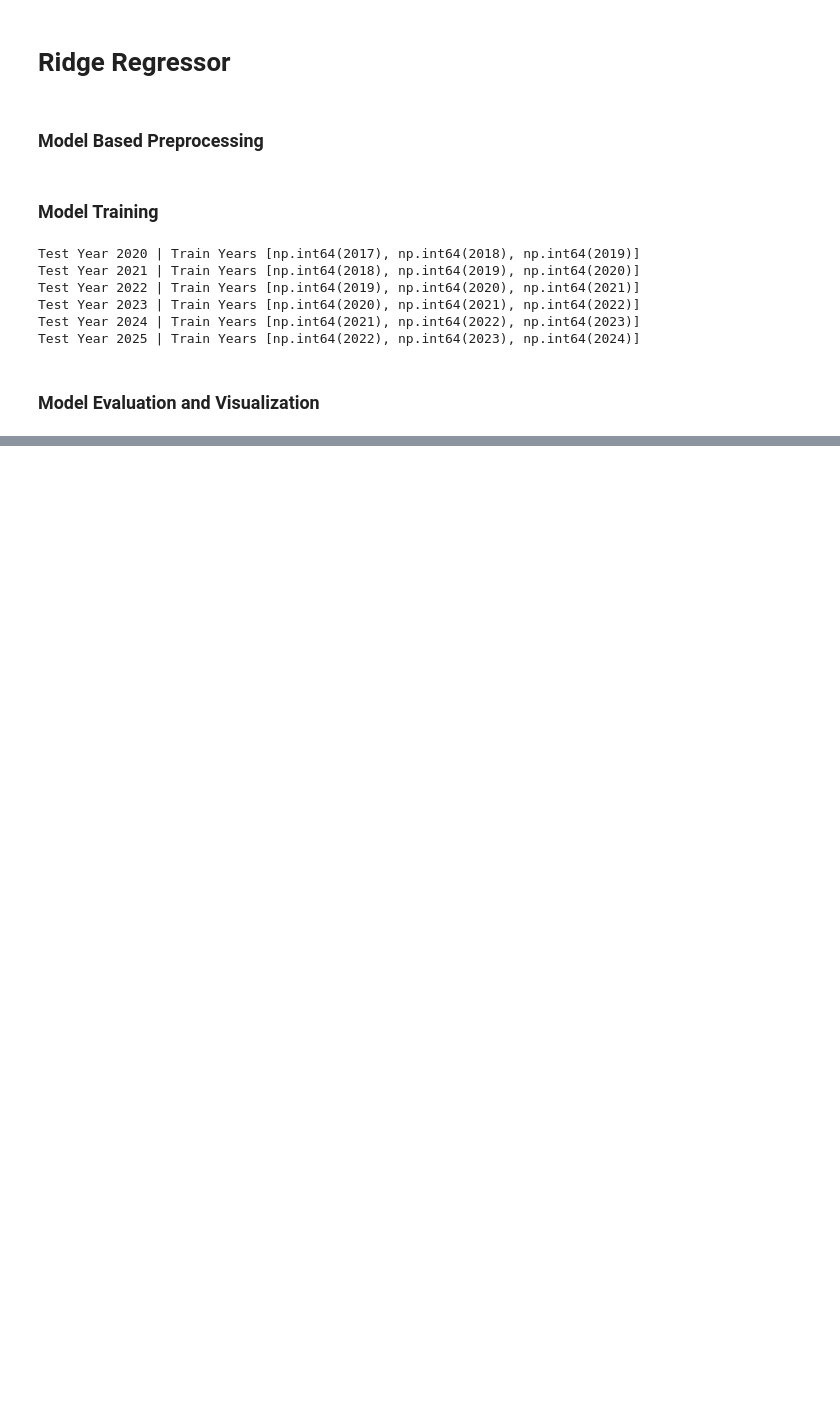
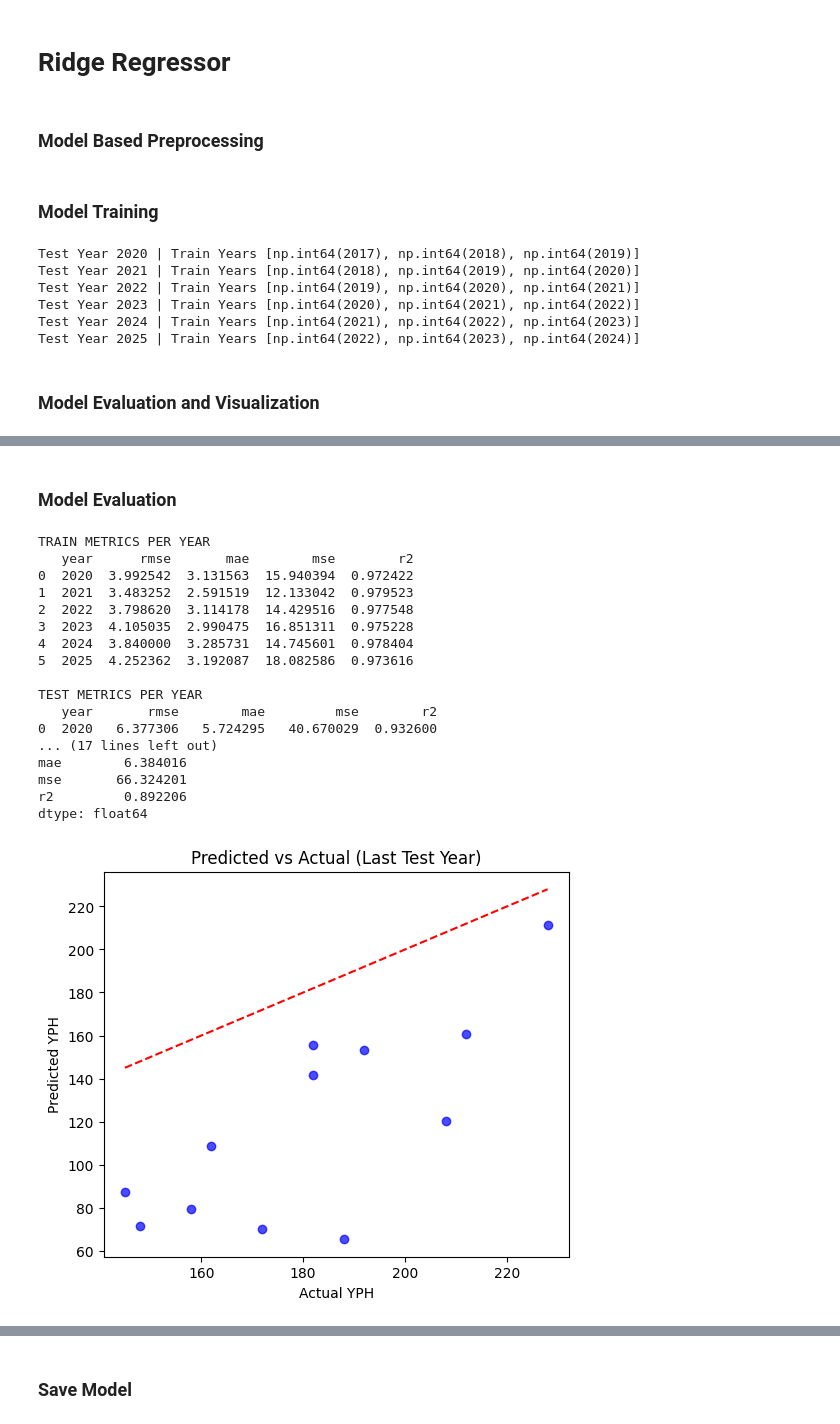
Before and after one commit to Kavishka2401/GPTea, a Jupyter notebook: Machine_Learning_Pipeline/Preprocessing_and_ModelTraining.ipynb, the cells around one changed output, grey strips where cells are left out. Drawn from its saved outputs; the diff is of its cells as text; code cells hidden in the pictures; blank space fills up the shorter version.

```diff
--- a/Machine_Learning_Pipeline/Preprocessing_and_ModelTraining.ipynb
+++ b/Machine_Learning_Pipeline/Preprocessing_and_ModelTraining.ipynb
@@ -641,12 +882,12 @@ dtype: float64
 # Craete copy
 df_ridge = df.copy()
 
-# YPH lags (1, 6, 12)
-for lag in [1, 6, 12]:
+# YPH lags (1,12)
+for lag in [1, 12]:
     df_ridge[f'YPH_lag{lag}'] = df_ridge['YPH'].shift(lag).bfill()
 
 # Fertilizer lags (1 month)
-for fert in ['UT925', 'U709', 'Dolomite']:
+for fert in ['Compost']:
     df_ridge[f'{fert}_lag1'] = df_ridge[fert].shift(1).fillna(0)
 
 # TARGET & FEATURES
@@ -805,0 +1163,55 @@ dtype: float64
+# %% [markdown]
+### Model Evaluation
+# %%
+# Metrics DataFrames
+train_metrics_df = pd.DataFrame(train_results)
+test_metrics_df  = pd.DataFrame(test_results)
+
+print("\nTRAIN METRICS PER YEAR")
+print(train_metrics_df)
+print("\nTEST METRICS PER YEAR")
+print(test_metrics_df)
+
+print("\nAVERAGE TRAIN METRICS")
+print(train_metrics_df.mean(numeric_only=True))
+print("\nAVERAGE TEST METRICS")
+print(test_metrics_df.mean(numeric_only=True))
+
+# Predicted vs Actual Plot
+plt.figure(figsize=(6,5))
+plt.scatter(last_y_test, last_y_test_pred, color='blue', alpha=0.7)
+plt.plot([last_y_test.min(), last_y_test.max()],
+         [last_y_test.min(), last_y_test.max()], 'r--')
+plt.xlabel("Actual YPH")
+plt.ylabel("Predicted YPH")
+plt.title("Predicted vs Actual (Last Test Year)")
+plt.show()
+
+# Residuals vs Predicted
+residuals = last_y_test - last_y_test_pred
+plt.figure(figsize=(6,5))
+plt.scatter(last_y_test_pred, residuals, color='purple', alpha=0.7)
+plt.axhline(0, color='black', linestyle='--')
+plt.xlabel("Predicted YPH")
+plt.ylabel("Residuals")
+plt.title("Residuals vs Predicted (Last Test Year)")
+plt.show()
+# %% [output]
+TRAIN METRICS PER YEAR
+   year      rmse       mae        mse        r2
+0  2020  3.992542  3.131563  15.940394  0.972422
+1  2021  3.483252  2.591519  12.133042  0.979523
+2  2022  3.798620  3.114178  14.429516  0.977548
+3  2023  4.105035  2.990475  16.851311  0.975228
+4  2024  3.840000  3.285731  14.745601  0.978404
+5  2025  4.252362  3.192087  18.082586  0.973616
+
+TEST METRICS PER YEAR
+   year       rmse        mae         mse        r2
+0  2020   6.377306   5.724295   40.670029  0.932600
+... (17 lines left out)
+mae        6.384016
+mse       66.324201
+r2         0.892206
+dtype: float64
+[figure, added]
@@ -805,0 +1219,2 @@ dtype: float64
+# %% [markdown]
+### Save Model
```
Also changed, not shown: parts of 37 cells of this notebook.
